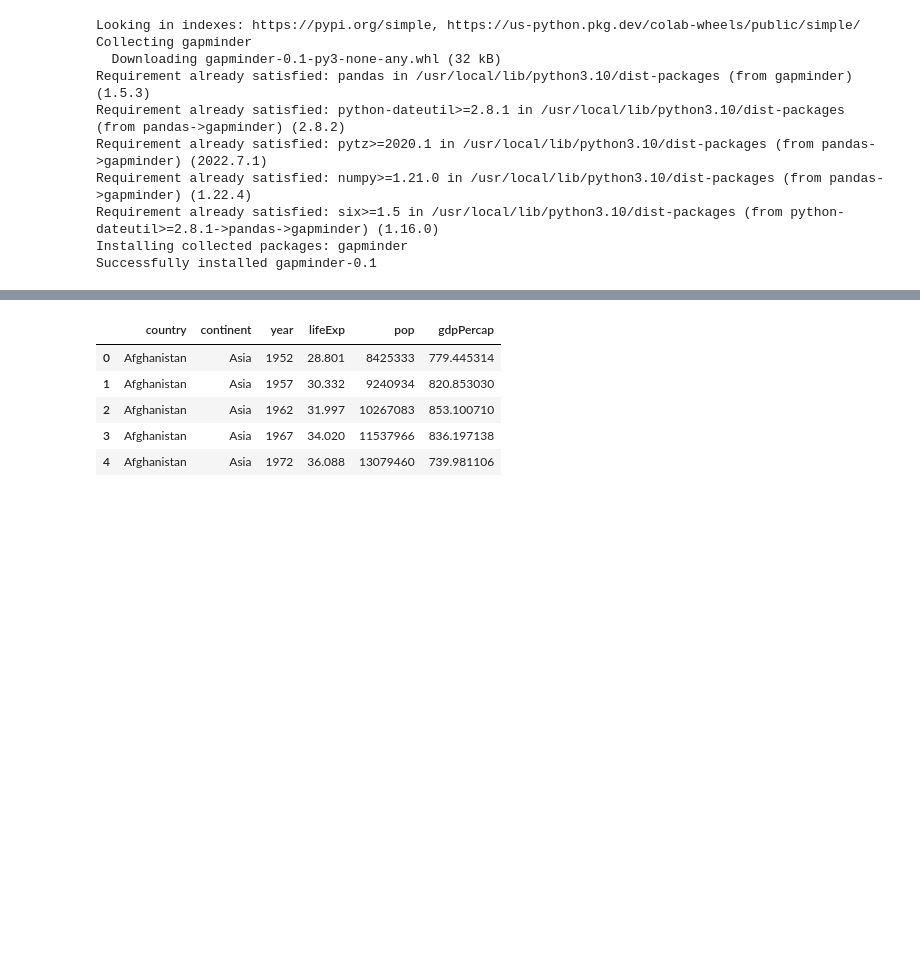
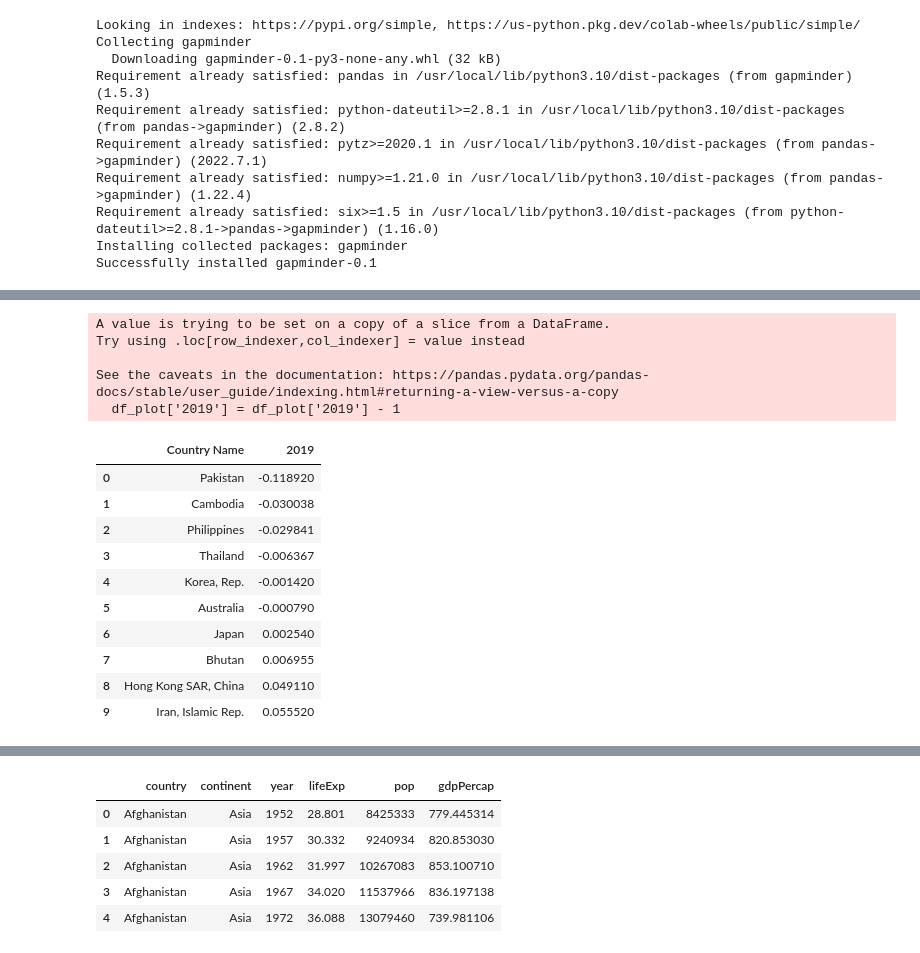
Before and after one commit to aokikenichi/aokikenichi, a Jupyter notebook: FT図解の言語.ipynb, the cells around one changed output, grey strips where cells are left out. Drawn from its saved outputs; the diff is of its cells as text; code cells hidden in the pictures; blank space fills up the shorter version.

```diff
--- a/FT図解の言語.ipynb
+++ b/FT図解の言語.ipynb
@@ -43,0 +75,27 @@ import seaborn as sns
+# %%
+# 書籍の値とは少し異なる。書籍では2009年だがそれだとJapanがないので2019年の値を用いた
+df_2019 = df.loc[:, ['Country Name', '2019']].dropna().reset_index(drop=True)
+df_plot = df_2019[df_2019['Country Name'].isin(['Pakistan', 'Thailand', 'Cambodia', 'Iran, Islamic Rep.',  'Korea, Rep.', 'Japan', 'Bhutan', 'Australia', 'Hong Kong SAR, China', 'Philippines'])]
+# 1を基準に左右に棒グラフをかくてため
+df_plot['2019'] = df_plot['2019'] - 1
+# %% [output]
+A value is trying to be set on a copy of a slice from a DataFrame.
+Try using .loc[row_indexer,col_indexer] = value instead
+
+See the caveats in the documentation: https://pandas.pydata.org/pandas-docs/stable/user_guide/indexing.html#returning-a-view-versus-a-copy
+  df_plot['2019'] = df_plot['2019'] - 1
+# %%
+df_plot = df_plot.sort_values('2019').reset_index(drop=True)
+df_plot
+# %% [output]
+|  | Country Name | 2019 |
+| 0 | Pakistan | -0.118920 |
+| 1 | Cambodia | -0.030038 |
+| 2 | Philippines | -0.029841 |
+| 3 | Thailand | -0.006367 |
+| 4 | Korea, Rep. | -0.001420 |
+| 5 | Australia | -0.000790 |
+| 6 | Japan | 0.002540 |
+| 7 | Bhutan | 0.006955 |
+| 8 | Hong Kong SAR, China | 0.049110 |
+| 9 | Iran, Islamic Rep. | 0.055520 |
```
Also changed, not shown: parts of 9 cells of this notebook.
